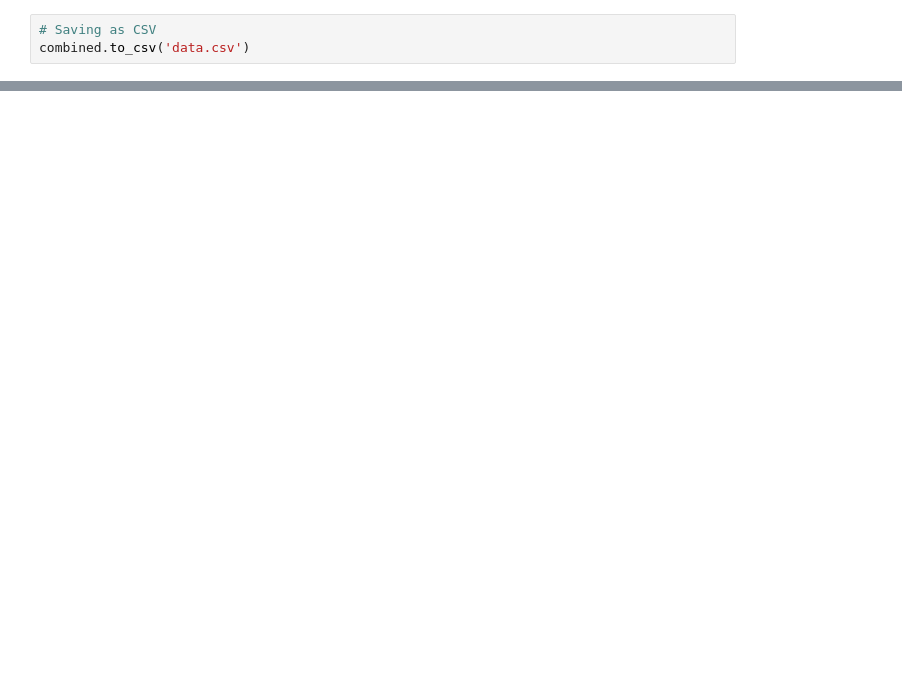
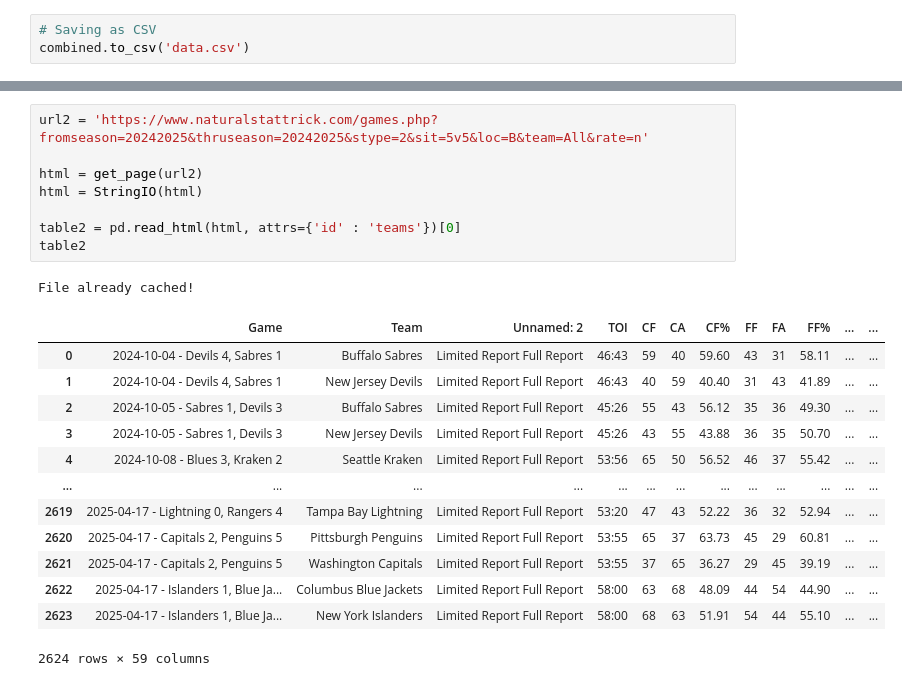
Before and after one commit to vblais12/NHL_stats_predictor, a Jupyter notebook: Testing/Scraping.ipynb, the cells around one changed output, grey strips where cells are left out. Saved outputs shown, nothing was run; the diff lists cells and outputs as text; blank space fills up the shorter version.

```diff
--- a/Testing/Scraping.ipynb
+++ b/Testing/Scraping.ipynb
@@ -511,0 +333,23 @@ Stacktrace:
+# %%
+url2 = 'https://www.naturalstattrick.com/games.php?fromseason=20242025&thruseason=20242025&stype=2&sit=5v5&loc=B&team=All&rate=n'
+
+html = get_page(url2)
+html = StringIO(html)
+
+table2 = pd.read_html(html, attrs={'id' : 'teams'})[0]
+table2
+# %% [output]
+File already cached!
+|  | Game | Team | Unnamed: 2 | TOI | CF | CA | CF% | FF | FA | FF% | ... | ... |
+| 0 | 2024-10-04 - Devils 4, Sabres 1 | Buffalo Sabres | Limited Report Full Report | 46:43 | 59 | 40 | 59.60 | 43 | 31 | 58.11 | ... | ... |
+| 1 | 2024-10-04 - Devils 4, Sabres 1 | New Jersey Devils | Limited Report Full Report | 46:43 | 40 | 59 | 40.40 | 31 | 43 | 41.89 | ... | ... |
+| 2 | 2024-10-05 - Sabres 1, Devils 3 | Buffalo Sabres | Limited Report Full Report | 45:26 | 55 | 43 | 56.12 | 35 | 36 | 49.30 | ... | ... |
+| 3 | 2024-10-05 - Sabres 1, Devils 3 | New Jersey Devils | Limited Report Full Report | 45:26 | 43 | 55 | 43.88 | 36 | 35 | 50.70 | ... | ... |
+| 4 | 2024-10-08 - Blues 3, Kraken 2 | Seattle Kraken | Limited Report Full Report | 53:56 | 65 | 50 | 56.52 | 46 | 37 | 55.42 | ... | ... |
+| ... | ... | ... | ... | ... | ... | ... | ... | ... | ... | ... | ... | ... |
+| 2619 | 2025-04-17 - Lightning 0, Rangers 4 | Tampa Bay Lightning | Limited Report Full Report | 53:20 | 47 | 43 | 52.22 | 36 | 32 | 52.94 | ... | ... |
+| 2620 | 2025-04-17 - Capitals 2, Penguins 5 | Pittsburgh Penguins | Limited Report Full Report | 53:55 | 65 | 37 | 63.73 | 45 | 29 | 60.81 | ... | ... |
+| 2621 | 2025-04-17 - Capitals 2, Penguins 5 | Washington Capitals | Limited Report Full Report | 53:55 | 37 | 65 | 36.27 | 29 | 45 | 39.19 | ... | ... |
+| 2622 | 2025-04-17 - Islanders 1, Blue Ja... | Columbus Blue Jackets | Limited Report Full Report | 58:00 | 63 | 68 | 48.09 | 44 | 54 | 44.90 | ... | ... |
+| 2623 | 2025-04-17 - Islanders 1, Blue Ja... | New York Islanders | Limited Report Full Report | 58:00 | 68 | 63 | 51.91 | 54 | 44 | 55.10 | ... | ... |
+2624 rows × 59 columns
```
Also changed, not shown: parts of 26 cells of this notebook, 2 other files.
